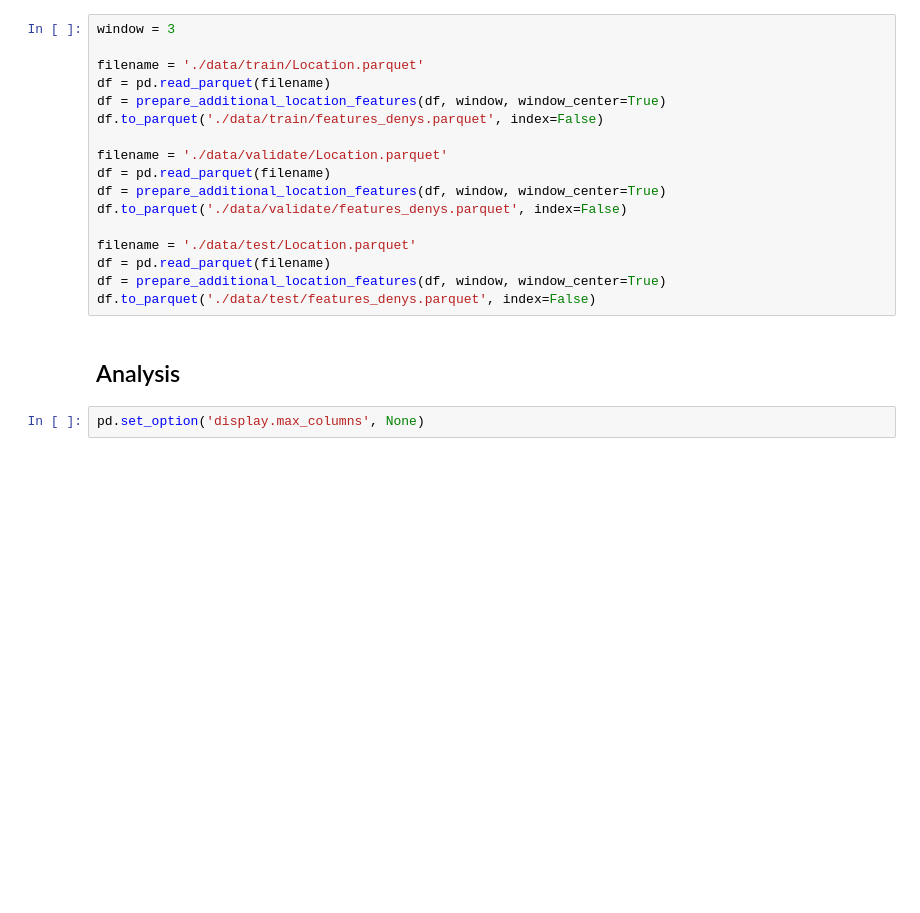
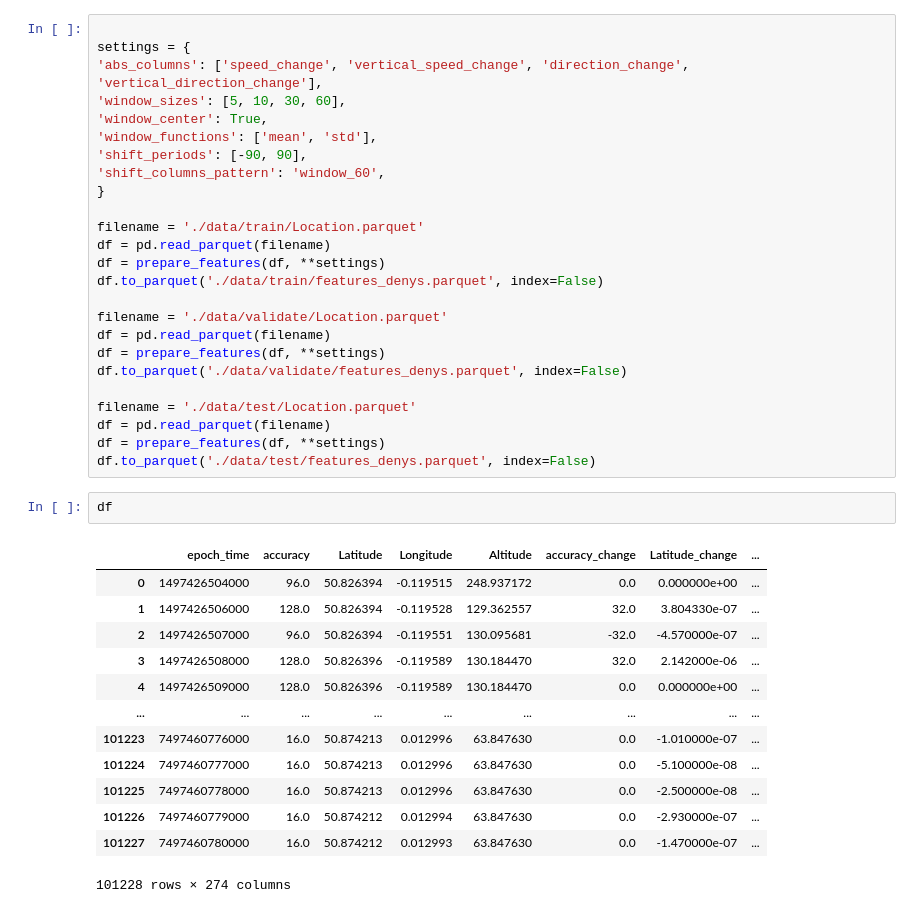
Before and after one commit to dbalabka/shl-activity-recognition-2021, a Jupyter notebook: notebooks/features_denys.ipynb, the cells around one changed output. Drawn from its saved outputs; the diff is of its cells as text; blank space fills up the shorter version.

Commit message:
Added new window features, new shifted features, refactored

```diff
--- a/notebooks/features_denys.ipynb
+++ b/notebooks/features_denys.ipynb
@@ -75,21 +119,41 @@ def prepare_additional_location_features(df, moving_average_window, window_cente
 # %%
-window = 3
+
+settings = {
+'abs_columns': ['speed_change', 'vertical_speed_change', 'direction_change', 'vertical_direction_change'],
+'window_sizes': [5, 10, 30, 60],
+'window_center': True,
+'window_functions': ['mean', 'std'],
+'shift_periods': [-90, 90],
+'shift_columns_pattern': 'window_60',
+}
 
 filename = './data/train/Location.parquet'
 df = pd.read_parquet(filename)
-df = prepare_additional_location_features(df, window, window_center=True)
+df = prepare_features(df, **settings)
 df.to_parquet('./data/train/features_denys.parquet', index=False)
 
 filename = './data/validate/Location.parquet'
 df = pd.read_parquet(filename)
-df = prepare_additional_location_features(df, window, window_center=True)
+df = prepare_features(df, **settings)
 df.to_parquet('./data/validate/features_denys.parquet', index=False)
 
 filename = './data/test/Location.parquet'
 df = pd.read_parquet(filename)
-df = prepare_additional_location_features(df, window, window_center=True)
+df = prepare_features(df, **settings)
 df.to_parquet('./data/test/features_denys.parquet', index=False)
-# %% [markdown]
-## Analysis
-# %%
-pd.set_option('display.max_columns', None)
+# %%
+df
+# %% [output]
+|  | epoch_time | accuracy | Latitude | Longitude | Altitude | accuracy_change | Latitude_change | ... |
+| 0 | 1497426504000 | 96.0 | 50.826394 | -0.119515 | 248.937172 | 0.0 | 0.000000e+00 | ... |
+| 1 | 1497426506000 | 128.0 | 50.826394 | -0.119528 | 129.362557 | 32.0 | 3.804330e-07 | ... |
+| 2 | 1497426507000 | 96.0 | 50.826394 | -0.119551 | 130.095681 | -32.0 | -4.570000e-07 | ... |
+| 3 | 1497426508000 | 128.0 | 50.826396 | -0.119589 | 130.184470 | 32.0 | 2.142000e-06 | ... |
+| 4 | 1497426509000 | 128.0 | 50.826396 | -0.119589 | 130.184470 | 0.0 | 0.000000e+00 | ... |
+| ... | ... | ... | ... | ... | ... | ... | ... | ... |
+| 101223 | 7497460776000 | 16.0 | 50.874213 | 0.012996 | 63.847630 | 0.0 | -1.010000e-07 | ... |
+| 101224 | 7497460777000 | 16.0 | 50.874213 | 0.012996 | 63.847630 | 0.0 | -5.100000e-08 | ... |
+| 101225 | 7497460778000 | 16.0 | 50.874213 | 0.012996 | 63.847630 | 0.0 | -2.500000e-08 | ... |
+| 101226 | 7497460779000 | 16.0 | 50.874212 | 0.012994 | 63.847630 | 0.0 | -2.930000e-07 | ... |
+| 101227 | 7497460780000 | 16.0 | 50.874212 | 0.012993 | 63.847630 | 0.0 | -1.470000e-07 | ... |
+101228 rows × 274 columns
```
Also changed, not shown: parts of 12 cells of this notebook.
